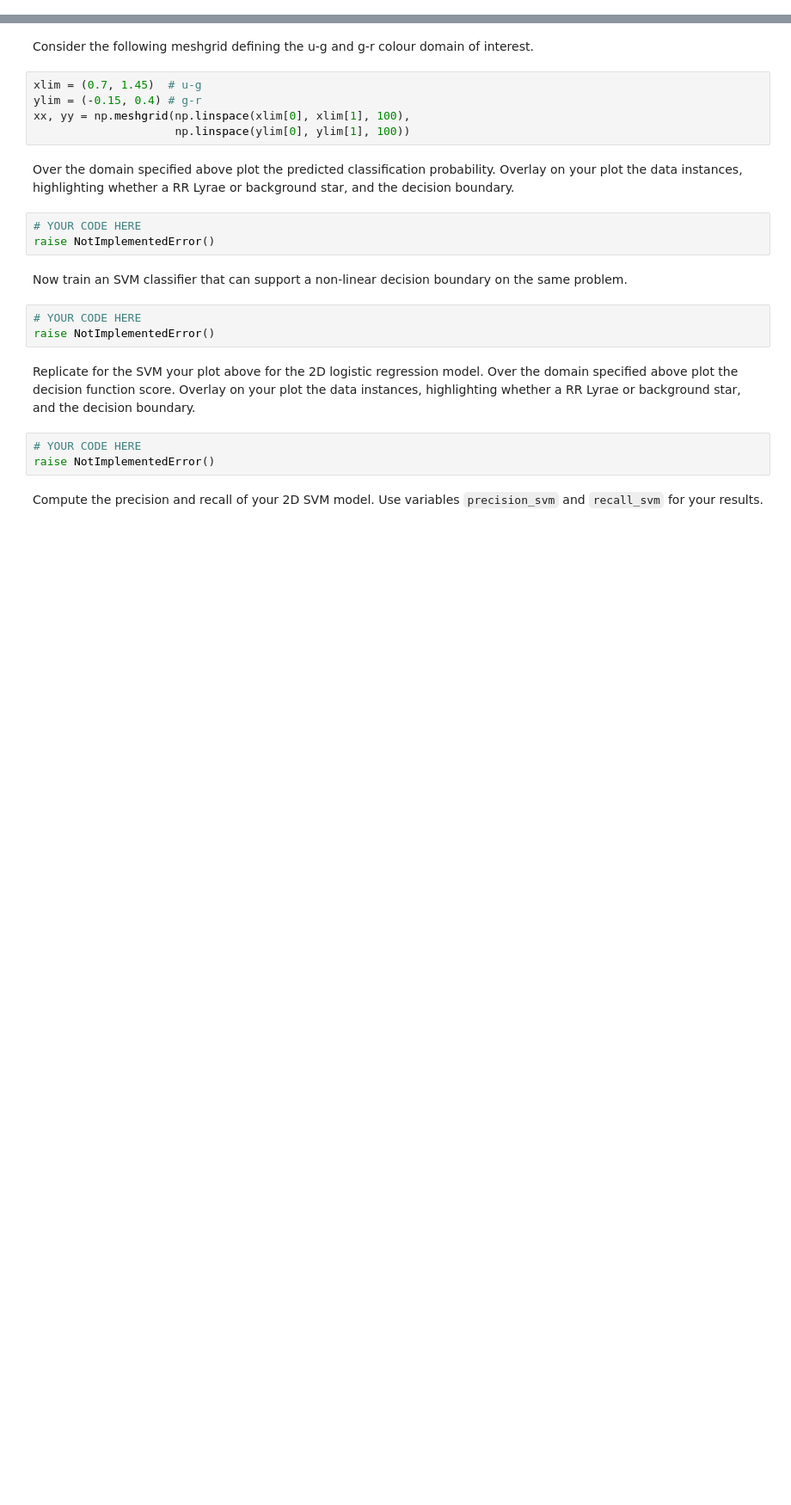
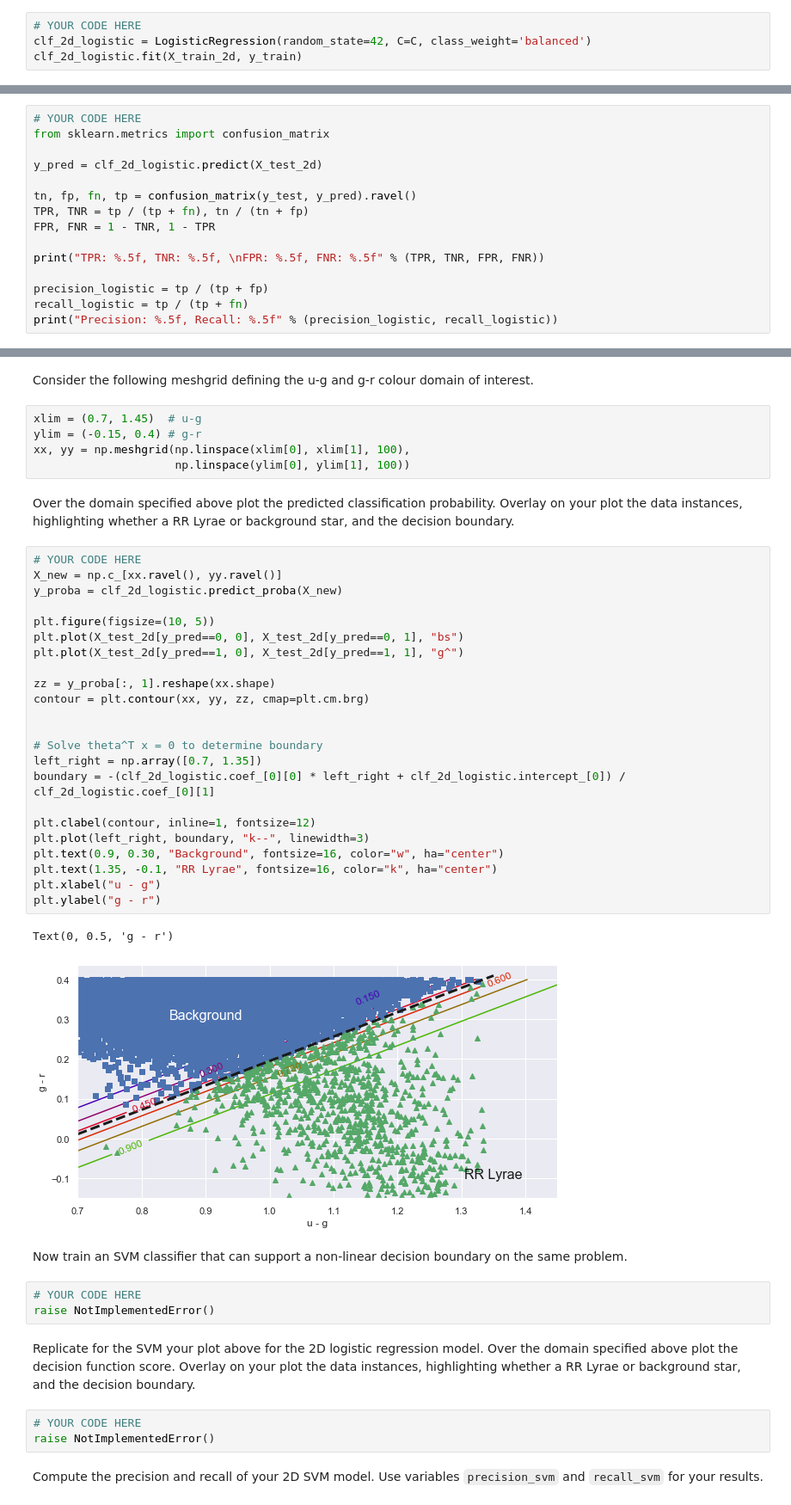
Before and after one commit to nishalad95/Machine_Learning_Big_Data, a Jupyter notebook: spce0038_coursework_NishaLad.ipynb, the cells around one changed output, grey strips where cells are left out. Shown at 86% size. Saved outputs shown, nothing was run; the diff lists cells and outputs as text; blank space fills up the shorter version.

```diff
--- a/spce0038_coursework_NishaLad.ipynb
+++ b/spce0038_coursework_NishaLad.ipynb
@@ -877,0 +1014,4 @@ raise NotImplementedError()
+# %%
+# YOUR CODE HERE
+clf_2d_logistic = LogisticRegression(random_state=42, C=C, class_weight='balanced')
+clf_2d_logistic.fit(X_train_2d, y_train)
@@ -884,0 +1030,15 @@ raise NotImplementedError()
+# %%
+# YOUR CODE HERE
+from sklearn.metrics import confusion_matrix
+
+y_pred = clf_2d_logistic.predict(X_test_2d)
+
+tn, fp, fn, tp = confusion_matrix(y_test, y_pred).ravel()
+TPR, TNR = tp / (tp + fn), tn / (tn + fp)
+FPR, FNR = 1 - TNR, 1 - TPR
+
+print("TPR: %.5f, TNR: %.5f, \nFPR: %.5f, FNR: %.5f" % (TPR, TNR, FPR, FNR))
+
+precision_logistic = tp / (tp + fp)
+recall_logistic = tp / (tp + fn)
+print("Precision: %.5f, Recall: %.5f" % (precision_logistic, recall_logistic))
@@ -897,9 +1067,32 @@ xx, yy = np.meshgrid(np.linspace(xlim[0], xlim[1], 100),
                      np.linspace(ylim[0], ylim[1], 100))
 # %% [markdown]
 Over the domain specified above plot the predicted classification probability.  Overlay on your plot the data instances, highlighting whether a RR Lyrae or background star, and the decision boundary.
-# %%
-# YOUR CODE HERE
-raise NotImplementedError()
+# %%
+# YOUR CODE HERE
+X_new = np.c_[xx.ravel(), yy.ravel()]
+y_proba = clf_2d_logistic.predict_proba(X_new)
+
+plt.figure(figsize=(10, 5))
+plt.plot(X_test_2d[y_pred==0, 0], X_test_2d[y_pred==0, 1], "bs")
+plt.plot(X_test_2d[y_pred==1, 0], X_test_2d[y_pred==1, 1], "g^")
+
+zz = y_proba[:, 1].reshape(xx.shape)
+contour = plt.contour(xx, yy, zz, cmap=plt.cm.brg)
+
+
+# Solve theta^T x = 0 to determine boundary
+left_right = np.array([0.7, 1.35])
+boundary = -(clf_2d_logistic.coef_[0][0] * left_right + clf_2d_logistic.intercept_[0]) / clf_2d_logistic.coef_[0][1]
+
+plt.clabel(contour, inline=1, fontsize=12)
+plt.plot(left_right, boundary, "k--", linewidth=3)
+plt.text(0.9, 0.30, "Background", fontsize=16, color="w", ha="center")
+plt.text(1.35, -0.1, "RR Lyrae", fontsize=16, color="k", ha="center")
+plt.xlabel("u - g")
+plt.ylabel("g - r")
+# %% [output]
+Text(0, 0.5, 'g - r')
+[figure, added]
 # %% [markdown]
 Now train an SVM classifier that can support a non-linear decision boundary on the same problem.
 # %%
```
Also changed, not shown: parts of 46 cells of this notebook.
